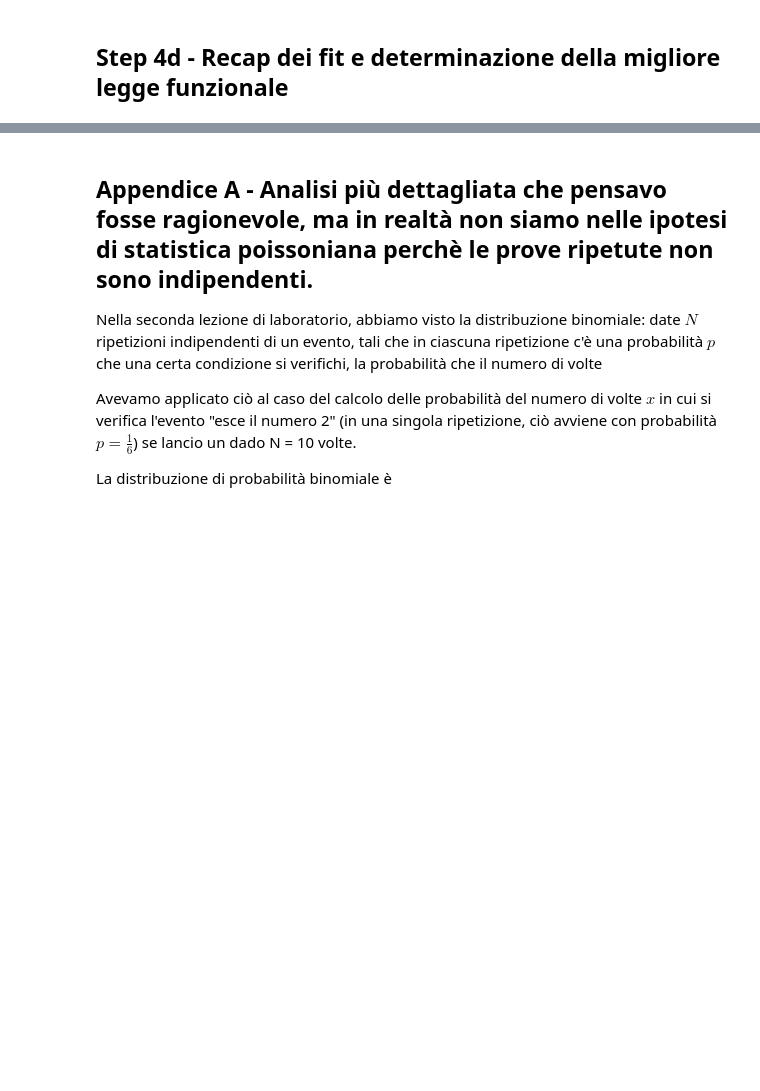
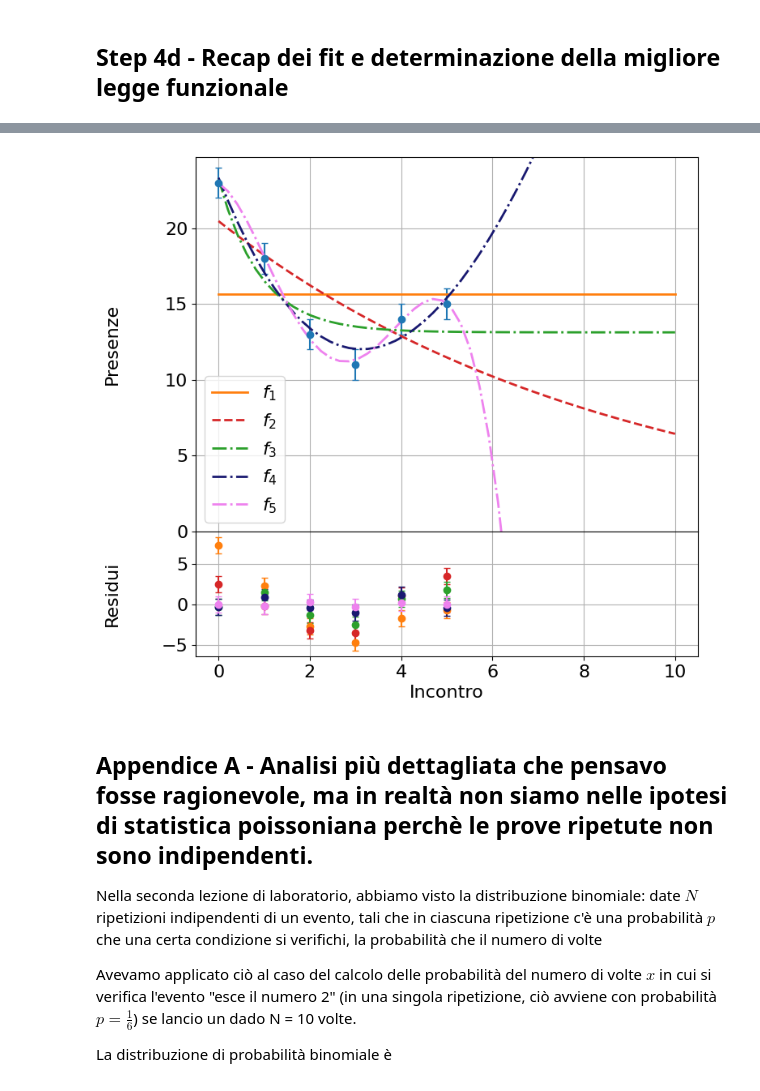
Before and after one commit to cerasole/EnvironmentalRadioactivity, a Jupyter notebook: Notebooks/Presenze.ipynb, the cells around one changed output, grey strips where cells are left out. Cells and saved outputs as stored; diff of their text form; code cells hidden in the pictures; blank space fills up the shorter version.

```diff
--- a/Notebooks/Presenze.ipynb
+++ b/Notebooks/Presenze.ipynb
@@ -677,0 +682,15 @@ ax.set_xlabel("Incontro");
+# %%
+def f_4(x, p0, p1, p2, p3):
+  return p0+p1*x+p2*x**2+p3*x**3
+
+def f_5(x, p0, p1, p2, p3, p4):
+  return p0+p1*x+p2*x**2+p3*x**3+p4*x**4
+
+color4 = "midnightblue"
+color5 = "violet"
+ls4, ls5 = "dashdot", "dashdot"
+# %%
+lsq4=LeastSquares(incontri, presenze, presenze_err, f_4)
+m4=Minuit(lsq4, p0=30, p1=0, p2=0.4, p3=-0.3)
+m4.migrad()
+m4.hesse()
@@ -677,0 +714,5 @@ ax.set_xlabel("Incontro");
+# %%
+lsq5=LeastSquares(incontri, presenze, presenze_err, f_5)
+m5=Minuit(lsq5, p0=30, p1=0, p2=0.4, p3=-0.3, p4 = 0.4)
+m5.migrad()
+m5.hesse()
@@ -678,3 +738,69 @@ ax.set_xlabel("Incontro");
+# %%
+figsize = (8, 8)
+
+fig, axs = plt.subplots(2, 1, figsize = figsize, gridspec_kw={"height_ratios":[3, 1]}, sharex = True)
+fig.subplots_adjust(hspace = 0)
+
+ax = axs[0]
+ax.yaxis.set_label_coords(-0.15, 0.5)
+ax.errorbar(incontri, presenze, yerr = presenze_err, ls = "None", marker = "o", markersize = 6, capsize = 3)
+ax.set_ylabel("Presenze")
+ax.grid()
+ax.set_ylim(bottom = 0)
+
+x = np.linspace(0, 10)
+lw = 2
+
+ax.plot(x, f_1(x, *m1.values), ls = ls1, lw = lw, label = "$f_1$", color = color1)
+ax.plot(x, f_2(x, *m2.values), ls = ls2, lw = lw, label = "$f_2$", color = color2)
+ax.plot(x, f_3(x, *m3.values), ls = ls3, lw = lw, label = "$f_3$", color = color3)
+ax.plot(x, f_4(x, *m4.values), ls = ls4, lw = lw, label = "$f_4$", color = color4)
+ax.plot(x, f_5(x, *m5.values), ls = ls5, lw = lw, label = "$f_5$", color = color5)
+
+# Legenda
+ax.legend();
+
+ax = axs[1]
+ax.yaxis.set_label_coords(-0.15, 0.5)
+
+ax.errorbar(
+    incontri,
+    (presenze - f_1(incontri, *m1.values)) / presenze_err,
+    yerr = np.ones(len(presenze)),
+    ls = "None", marker = "o", markersize = 6, capsize = 3, color = color1
+)
+ax.errorbar(
+    incontri,
+    (presenze - f_2(incontri, *m2.values)) / presenze_err,
+    yerr = np.ones(len(presenze)),
+    ls = "None", marker = "o", markersize = 6, capsize = 3, color = color2
+)
+ax.errorbar(
+    incontri,
+    (presenze - f_3(incontri, *m3.values)) / presenze_err,
+    yerr = np.ones(len(presenze)),
+    ls = "None", marker = "o", markersize = 6, capsize = 3, color = color3
+)
+
+ax.errorbar(
+    incontri,
+    (presenze - f_4(incontri, *m4.values)) / presenze_err,
+    yerr = np.ones(len(presenze)),
+    ls = "None", marker = "o", markersize = 6, capsize = 3, color = color4
+)
+
+ax.errorbar(
+    incontri,
+    (presenze - f_5(incontri, *m5.values)) / presenze_err,
+    yerr = np.ones(len(presenze)),
+    ls = "None", marker = "o", markersize = 6, capsize = 3, color = color5
+)
+
+ax.grid()
+ax.set_ylabel("Residui")
+ax.set_xlabel("Incontro");
+# %% [output]
+[figure, added]
 # %% [markdown]
 ## Appendice A - Analisi più dettagliata che pensavo fosse ragionevole, ma in realtà non siamo nelle ipotesi di statistica poissoniana perchè le prove ripetute **non** sono indipendenti.
 
```
Also changed, not shown: parts of 4 cells of this notebook.
